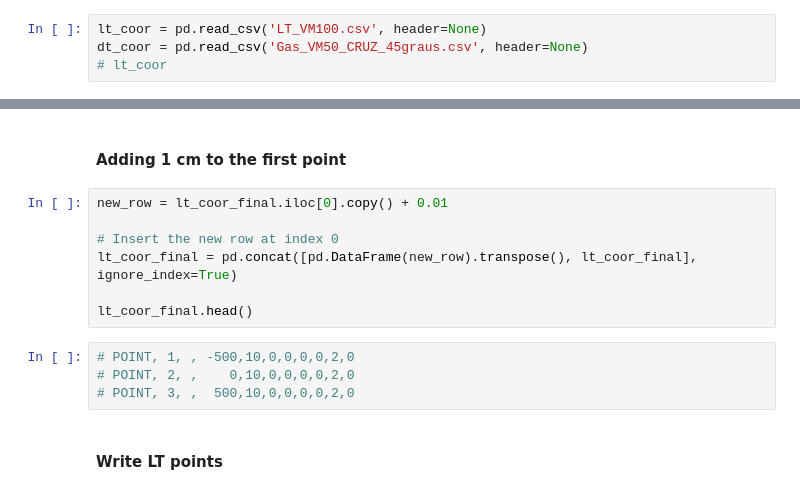
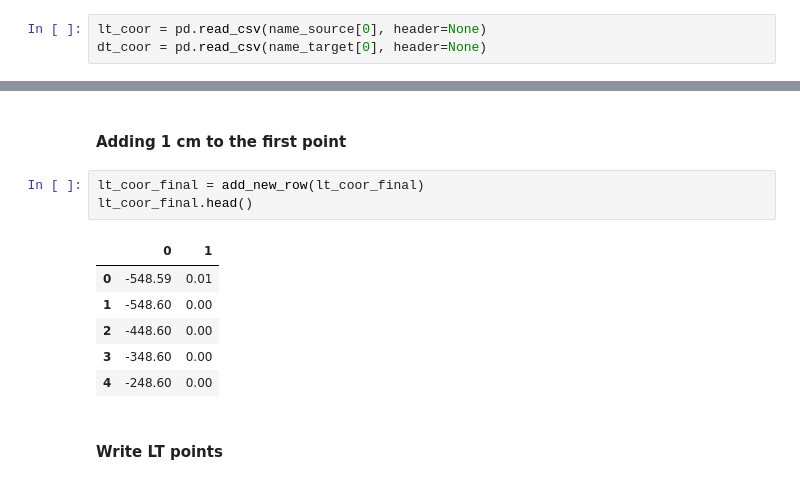
Before and after one commit to LucasLessa1/Projects, a Jupyter notebook: PowerApps/request_notebook.ipynb, the cells around one changed output, grey strips where cells are left out. Saved outputs shown, nothing was run; the diff lists cells and outputs as text.

```diff
--- a/PowerApps/request_notebook.ipynb
+++ b/PowerApps/request_notebook.ipynb
@@ -304,6 +306,5 @@ print(energization_DT)
 # %% [markdown]
 ###  1 LT
 # %%
-lt_coor = pd.read_csv('LT_VM100.csv', header=None)
-dt_coor = pd.read_csv('Gas_VM50_CRUZ_45graus.csv', header=None)
-# lt_coor
+lt_coor = pd.read_csv(name_source[0], header=None)
+dt_coor = pd.read_csv(name_target[0], header=None)
@@ -326,15 +329,14 @@ lt_coor_final.head(3)
 # %% [markdown]
 #### Adding 1 cm to the first point
-# %%
-new_row = lt_coor_final.iloc[0].copy() + 0.01
-
-# Insert the new row at index 0
-lt_coor_final = pd.concat([pd.DataFrame(new_row).transpose(), lt_coor_final], ignore_index=True)
-
-lt_coor_final.head()
-# %%
-# POINT, 1, , -500,10,0,0,0,0,2,0
-# POINT, 2, ,    0,10,0,0,0,0,2,0
-# POINT, 3, ,  500,10,0,0,0,0,2,0
+# %%
+lt_coor_final = add_new_row(lt_coor_final)
+lt_coor_final.head()
+# %% [output]
+|  | 0 | 1 |
+| 0 | -548.59 | 0.01 |
+| 1 | -548.60 | 0.00 |
+| 2 | -448.60 | 0.00 |
+| 3 | -348.60 | 0.00 |
+| 4 | -248.60 | 0.00 |
 # %% [markdown]
 #### Write LT points
```
Also changed, not shown: parts of 48 cells of this notebook.
